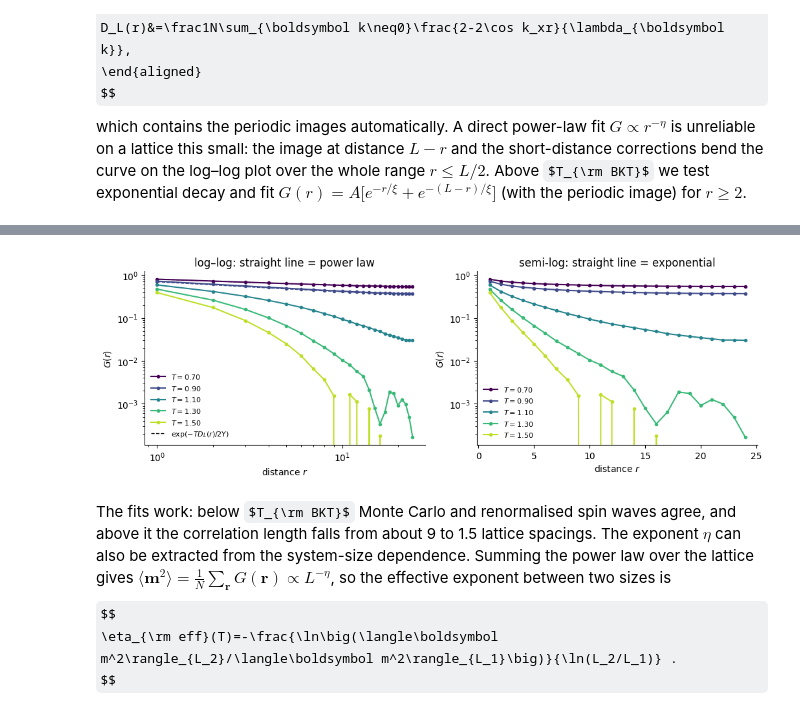
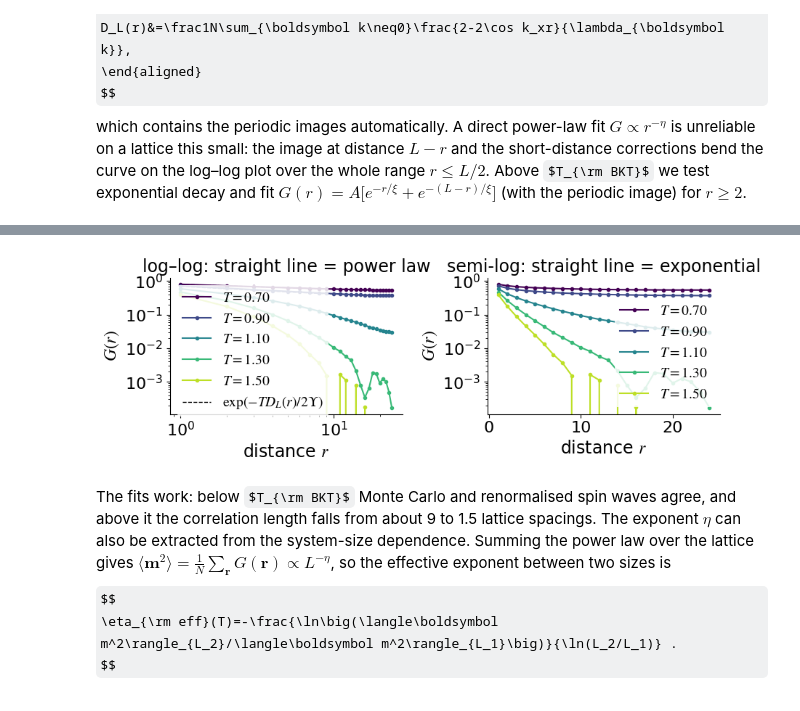
Before and after one commit to MarcinPlodzien/deep-learning-for-classical-and-quantum-physics, a Jupyter notebook: notebooks/lecture-05/lab-030-physics-2d-xy.ipynb, the cells around one changed output, grey strips where cells are left out. Saved outputs shown, nothing was run; the diff lists cells and outputs as text; code cells hidden in the pictures; some formulas as TeX source.

```diff
--- a/notebooks/lecture-05/lab-030-physics-2d-xy.ipynb
+++ b/notebooks/lecture-05/lab-030-physics-2d-xy.ipynb
@@ -1033,7 +1033,7 @@ factor in L that halves <|m|>:  2^(1/x) = 3.5e+11
 # figure drawn at 4.4 in and placed at 3.3 in on the slide: fonts scaled so that the text appears at about 10.5 pt
 SLIDE_FONT = 14
 with plt.rc_context({"font.size": SLIDE_FONT, "axes.labelsize": SLIDE_FONT, "axes.titlesize": SLIDE_FONT,
-                     "xtick.labelsize": SLIDE_FONT - 1, "ytick.labelsize": SLIDE_FONT - 1, "legend.fontsize": SLIDE_FONT - 2}):
+                     "xtick.labelsize": SLIDE_FONT - 1, "ytick.labelsize": SLIDE_FONT - 1, "legend.fontsize": SLIDE_FONT - 3, "mathtext.fontset": "stix", "legend.framealpha": 0.85, "legend.edgecolor": "none"}):
     fig, ax = plt.subplots(figsize=(4.4, 3.0))
     ax.errorbar(L_MW, mw[:, 0], mw[:, 1], fmt="o", color=UJBlue, label=f"Monte Carlo, $T={T_MW}$")
     Lf = np.geomspace(6, 2e4, 100)
@@ -1041,6 +1041,6 @@ with plt.rc_context({"font.size": SLIDE_FONT, "axes.labelsize": SLIDE_FONT, "axe
             label=r"spin waves $\exp(-T G_L/2J)\propto L^{-T/4\pi J}$")
     ax.set_xscale("log"); ax.set_xlabel("$L$"); ax.set_ylabel(r"$\langle|\mathbf{m}|\rangle$")
     ax.set_title("magnetisation decreases with $L$ at fixed low $T$")
-    ax.legend(frameon=False, fontsize=None)
+    ax.legend(frameon=True, fontsize=None)
     fig.tight_layout(); savefig(fig, "xy_mermin_wagner.png"); plt.show()
 # %% [output]
@@ -1723,7 +1723,7 @@ literature (Hasenbusch 2005): T_BKT = 0.8929
 # figure drawn at 9.0 in and placed at 5.5 in on the slide: fonts scaled so that the text appears at about 10.5 pt
 SLIDE_FONT = 17
 with plt.rc_context({"font.size": SLIDE_FONT, "axes.labelsize": SLIDE_FONT, "axes.titlesize": SLIDE_FONT,
-                     "xtick.labelsize": SLIDE_FONT - 1, "ytick.labelsize": SLIDE_FONT - 1, "legend.fontsize": SLIDE_FONT - 2}):
+                     "xtick.labelsize": SLIDE_FONT - 1, "ytick.labelsize": SLIDE_FONT - 1, "legend.fontsize": SLIDE_FONT - 3, "mathtext.fontset": "stix", "legend.framealpha": 0.85, "legend.edgecolor": "none"}):
     fig, ax = plt.subplots(1, 2, figsize=(9.0, 3.3))
     for L in L_LIST:
         ax[0].errorbar(T_GRID, TH[L]["ups"][:, 0], TH[L]["ups"][:, 1], fmt="o-", ms=3, color=L_COLORS[L], label=f"$L={L}$")
@@ -1731,12 +1731,12 @@ with plt.rc_context({"font.size": SLIDE_FONT, "axes.labelsize": SLIDE_FONT, "axe
     ax[0].plot(Tf, 2 * Tf / np.pi, "--", color=DSOrange, label=r"$2T/\pi$ (universal jump)")
     ax[0].plot(Tf[Tf < 0.8], J - Tf[Tf < 0.8] / 4, ":", color=UJGray, label=r"$J-T/4$ (spin waves)")
     ax[0].axvline(T_BKT_LIT, color=UJGray, ls=":", lw=1)
-    ax[0].set_xlabel("$T$"); ax[0].set_ylabel(r"helicity modulus $\Upsilon$"); ax[0].legend(frameon=False, fontsize=None)
+    ax[0].set_xlabel("$T$"); ax[0].set_ylabel(r"helicity modulus $\Upsilon$"); ax[0].legend(frameon=True, fontsize=None)
     x_ = 1 / np.log(Lc) ** 2
     ax[1].errorbar(x_, Tc_, dTc_, fmt="o", color=UJBlue, label=r"crossings $T^*(L)$")
     xf = np.linspace(0, x_.max() * 1.1, 50)
     ax[1].plot(xf, T_BKT_fit + popt[1] * xf, "--", color=UJBlue, lw=1, label=r"fit $T_{\rm BKT}+b^2/(\ln L)^2$")
     ax[1].axhline(T_BKT_LIT, color=DSOrange, lw=1, label=f"Hasenbusch (2005): {T_BKT_LIT:.4f}")
-    ax[1].set_xlabel(r"$1/(\ln L)^2$"); ax[1].set_ylabel(r"$T^*(L)$"); ax[1].legend(frameon=False, fontsize=None)
+    ax[1].set_xlabel(r"$1/(\ln L)^2$"); ax[1].set_ylabel(r"$T^*(L)$"); ax[1].legend(frameon=True, fontsize=None)
     fig.tight_layout(); savefig(fig, "xy_helicity_modulus.png"); plt.show()
 # %% [output]
@@ -1832,27 +1832,27 @@ test 2: correlation length from exponential fits, L = 48
 # %%
 # figure drawn at 9.0 in and placed at 5.5 in on the slide: fonts scaled so that the text appears at about 10.5 pt
 SLIDE_FONT = 17
 with plt.rc_context({"font.size": SLIDE_FONT, "axes.labelsize": SLIDE_FONT, "axes.titlesize": SLIDE_FONT,
-                     "xtick.labelsize": SLIDE_FONT - 1, "ytick.labelsize": SLIDE_FONT - 1, "legend.fontsize": SLIDE_FONT - 2}):
+                     "xtick.labelsize": SLIDE_FONT - 1, "ytick.labelsize": SLIDE_FONT - 1, "legend.fontsize": SLIDE_FONT - 3, "mathtext.fontset": "stix", "legend.framealpha": 0.85, "legend.edgecolor": "none"}):
     fig, ax = plt.subplots(1, 2, figsize=(9.0, 3.3))
     show = [0.70, 0.90, 1.10, 1.30, 1.50]
     cols = plt.cm.viridis(np.linspace(0, 0.9, len(show)))
     for T, cl in zip(show, cols):
         i = int(np.argmin(abs(T_GRID - T)))
         ax[0].plot(r[1:], GR[48][i, 1:], "o-", ms=3, color=cl, label=f"$T={T_GRID[i]:.2f}$")
         ax[1].plot(r[1:], GR[48][i, 1:], "o-", ms=3, color=cl, label=f"$T={T_GRID[i]:.2f}$")
         if T_GRID[i] <= 0.9:                                   # renormalised spin-wave prediction (no free parameter)
             ax[0].plot(r[1:], np.exp(-T_GRID[i] / (2 * TH[48]["ups"][i, 0]) * D48[1:]), "--", color=cl, lw=1)
     ax[0].plot([], [], "k--", lw=1, label=r"$\exp(-T D_L(r)/2\Upsilon)$")
-    ax[0].legend(frameon=False, fontsize=None)
+    ax[0].legend(frameon=True, fontsize=None)
     ax[0].set_xscale("log"); ax[0].set_yscale("log"); ax[0].set_title("log–log: straight line = power law")
     ax[1].set_yscale("log"); ax[1].set_title("semi-log: straight line = exponential")
     for a in ax:
         a.set_xlabel("distance $r$"); a.set_ylabel("$G(r)$")
-    ax[1].legend(frameon=False, fontsize=None)
+    ax[1].legend(frameon=True, fontsize=None)
     fig.tight_layout(); savefig(fig, "xy_correlation_function.png"); plt.show()
 # %% [output]
-[figure, old version]
+[figure, new version]
 # %% [markdown]
 The fits work: below $T_{\rm BKT}$ Monte Carlo and renormalised spin waves agree, and above it the correlation length falls from about 9 to 1.5 lattice spacings.
 The exponent $\eta$ can also be extracted from the system-size dependence. Summing the power law over the lattice gives
```
Also changed, not shown: parts of 9 cells of this notebook, 53 other files.
